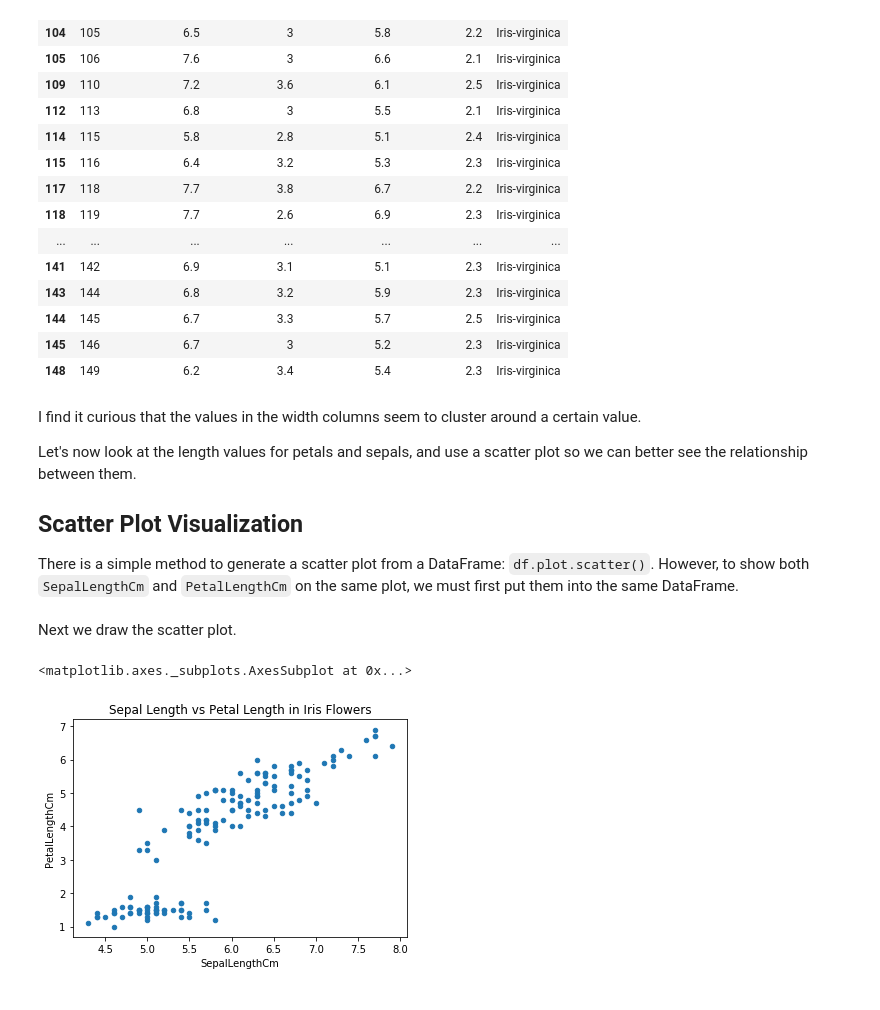
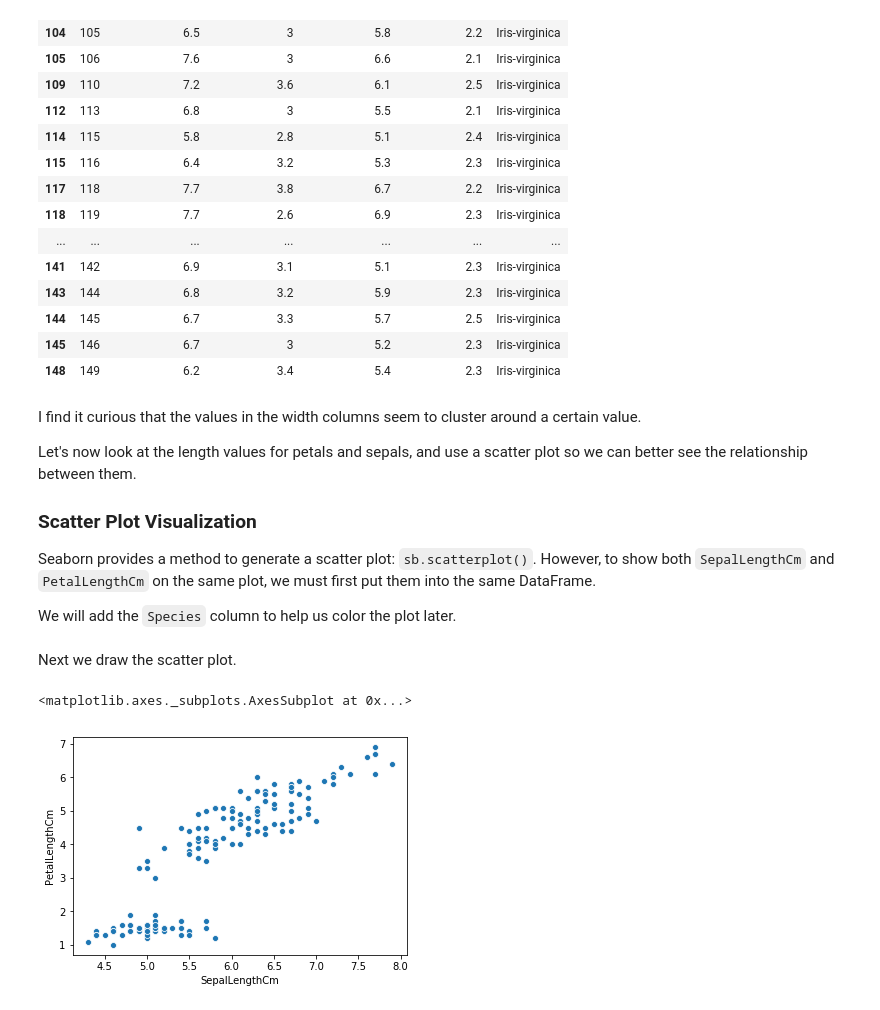
Before and after one commit to NicholasCrossman/python-iris-regression, a Jupyter notebook: iris-regression.ipynb, the cells around one changed output. Drawn from its saved outputs; the diff is of its cells as text; code cells hidden in the pictures.

```diff
--- a/iris-regression.ipynb
+++ b/iris-regression.ipynb
@@ -93,17 +93,19 @@ I find it curious that the values in the width columns seem to cluster around a
 Let's now look at the length values for petals and sepals, and use a scatter plot so we can better
 see the relationship between them.
 
-## Scatter Plot Visualization
+### Scatter Plot Visualization
 
-There is a simple method to generate a scatter plot from a DataFrame: `df.plot.scatter()`.
+Seaborn provides a method to generate a scatter plot: `sb.scatterplot()`.
 However, to show both `SepalLengthCm` and `PetalLengthCm` on the same plot, we must first
 put them into the same DataFrame.
+
+We will add the `Species` column to help us color the plot later.
 # %%
-length_comparison = pd.DataFrame(data=data, columns=['SepalLengthCm', 'PetalLengthCm'])
+length_comparison = pd.DataFrame(data=data, columns=['SepalLengthCm', 'PetalLengthCm', 'Species'])
 # %% [markdown]
 Next we draw the scatter plot.
-# %%
-length_comparison.plot.scatter(x='SepalLengthCm', y='PetalLengthCm', title='Sepal Length vs Petal Length in Iris Flowers')
-# %% [output]
-<matplotlib.axes._subplots.AxesSubplot at 0x...>
-[figure, removed]
+# %%
+sb.scatterplot(data=length_comparison, x='SepalLengthCm', y='PetalLengthCm')
+# %% [output]
+<matplotlib.axes._subplots.AxesSubplot at 0x...>
+[figure, added]
```
Also changed, not shown: parts of 10 cells of this notebook.
